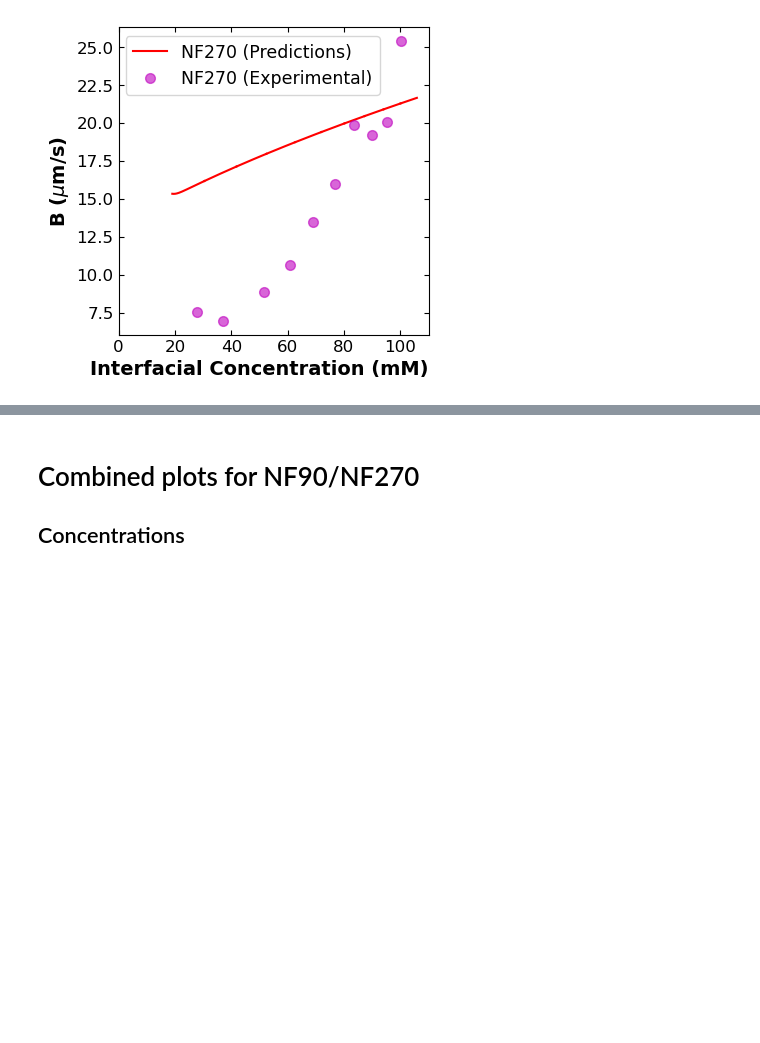
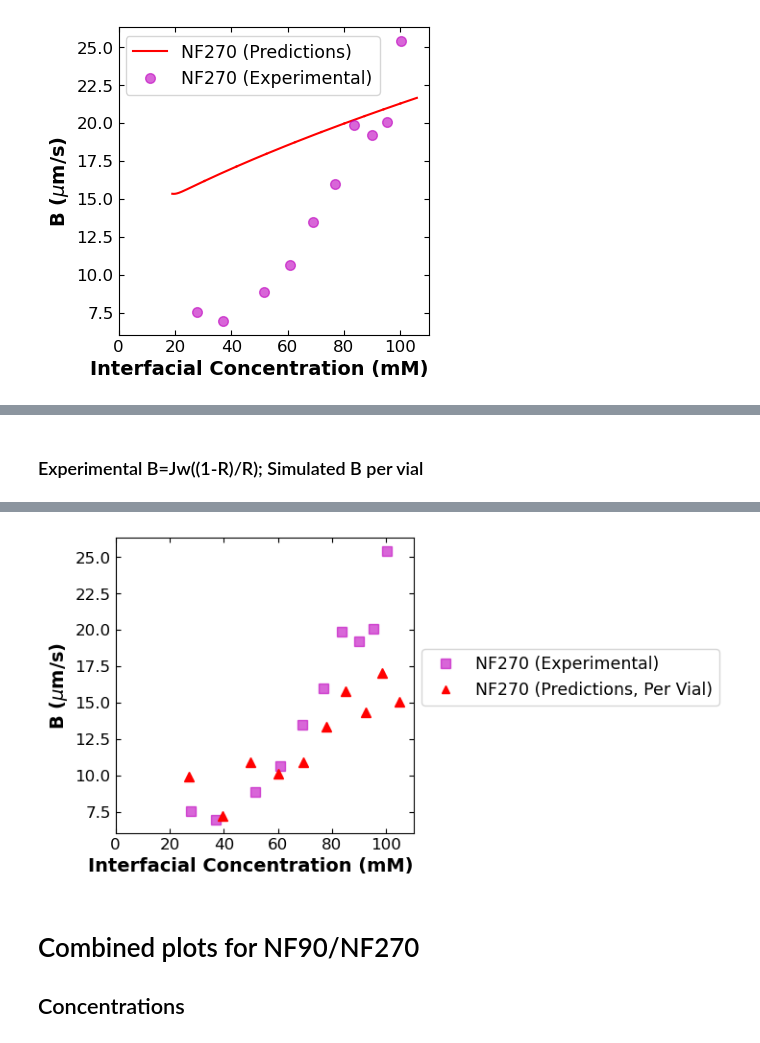
Before and after one commit to mollydougher/dynamic-diafiltration-pyomo, a Jupyter notebook: NAMS2025_figures.ipynb, the cells around one changed output, grey strips where cells are left out. Drawn from its saved outputs; the diff is of its cells as text; code cells hidden in the pictures; blank space fills up the shorter version.

```diff
--- a/NAMS2025_figures.ipynb
+++ b/NAMS2025_figures.ipynb
@@ -571,0 +590,75 @@ with open("NAMS_data/y_data_nf270_B_meas", "w") as myfile:
+# %% [markdown]
+### Experimental B=Jw((1-R)/R); Simulated B per vial
+# %%
+k = 0.23 * (350/60 * np.pi * 2.2860)**0.57 * 1.960e-5**0.67 / (8.927e-3**0.24 * 2.2860**0.43) # cm/s
+
+fig = plt.figure(figsize=(4,4))
+B_sim_vals = []
+
+x_data_nf270_B_predict = []
+y_data_nf270_B_predict = []
+x_data_nf270_B_meas = []
+y_data_nf270_B_meas = []
+
+for vial in range(data_stru270['data_config']['n']):
+        # skip the first three entries
+        if vial >= 3:
+                # experiental
+                # calculate exp water flux per vial
+                vial_dmdt_exp270 = (data_stru270["data_raw"][vial]["mass"][-1] - data_stru270["data_raw"][vial]["mass"][0]) / (data_stru270["data_raw"][vial]["time"][-1] - data_stru270["data_raw"][vial]["time"][0])
+                vial_water_flux_exp270 = (1/4.1)*vial_dmdt_exp270 # cm3/cm2/s
+                # calculate exp cIn per vial uses bulk (average) measurements for retentate and vial
+                # remove nan from cF_exp
+                cF_vals = [x for x in data_stru270["data_raw"][vial]["cF_exp"] if str(x) != 'nan']
+                cIn_exp270 = (np.average(cF_vals)-cV_exp_values[vial])*np.exp(vial_water_flux_exp270/k)+cV_exp_values[vial]
+                cF_vals = []
+
+                # calculate exp R = 1-(cp/cin) per vial
+                vial_R_exp270 = 1 - (cV_exp_values[vial] / cIn_exp270)
+                # calculate exp B = Jw((1-R)/R) per vial
+                vial_B_exp270 = vial_water_flux_exp270 * ((1-vial_R_exp270)/vial_R_exp270) *10000 #um/s
+
+                plt.plot(cIn_exp270,vial_B_exp270,'ms',markersize=7, alpha=0.6)
+                x_data_nf270_B_meas.append(cIn_exp270)
+                y_data_nf270_B_meas.append(vial_B_exp270)
+
+                B_sim_vals = []
+
+mode = 'DATA'
+Allsim_stru=dict()
+
+data_stru = loadmat('data_library/data_stru-dataset270511.12.mat')['data_stru']
+fit_stru, sim_stru, sim_inter = solve_model(data_stru, mode, sim_opt=False, B_form='pervial')
+Allsim_stru['A.0'] = sim_stru
+
+for i in sim_stru:
+    plt.plot(np.average(sim_stru[i]['cIn']),np.average(sim_stru[i]['B']),'r^',markersize=7)
+    x_data_nf270_B_predict.append(np.average(sim_stru[i]['cIn']))
+    y_data_nf270_B_predict.append(np.average(sim_stru[i]['B']))
+
+plt.xlabel('Interfacial Concentration (mM)',fontsize=14,fontweight='bold',loc='right')
+plt.ylabel('B ($\mu$m/s)',fontsize=14,fontweight='bold')
+plt.xlim(left=0,right=110)
+
+# ghost point for legend
+plt.plot([],[],'ms',markersize=7,alpha=0.6,label='NF270 (Experimental)')
+plt.plot([],[],'r^',linewidth=1.5,label='NF270 (Predictions, Per Vial)')
+plt.legend(fontsize=12.5,loc='best',bbox_to_anchor=(1,0.65))
+plt.xlim(left=0,right=110)
+plt.xticks(fontsize=12)
+plt.yticks(fontsize=12)
+plt.tick_params(direction="in",top=True, right=True)
+
+with open("NAMS_data/x_data_nf270_B_predict", "w") as myfile:
+    wr = csv.writer(myfile, quoting=csv.QUOTE_ALL)
+    wr.writerow(x_data_nf270_B_predict)
+with open("NAMS_data/y_data_nf270_B_predict", "w") as myfile:
+    wr = csv.writer(myfile, quoting=csv.QUOTE_ALL)
+    wr.writerow(y_data_nf270_B_predict)
+with open("NAMS_data/x_data_nf270_B_meas", "w") as myfile:
+    wr = csv.writer(myfile, quoting=csv.QUOTE_ALL)
+    wr.writerow(x_data_nf270_B_meas)
+with open("NAMS_data/y_data_nf270_B_meas", "w") as myfile:
+    wr = csv.writer(myfile, quoting=csv.QUOTE_ALL)
+    wr.writerow(y_data_nf270_B_meas)
+# %% [output]
@@ -572,3 +682,4 @@ with open("NAMS_data/y_data_nf270_B_meas", "w") as myfile:
+[figure, added]
 # %% [markdown]
 # Combined plots for NF90/NF270
 ## Concentrations
```
Also changed, not shown: parts of 17 cells of this notebook, 6 other files.
